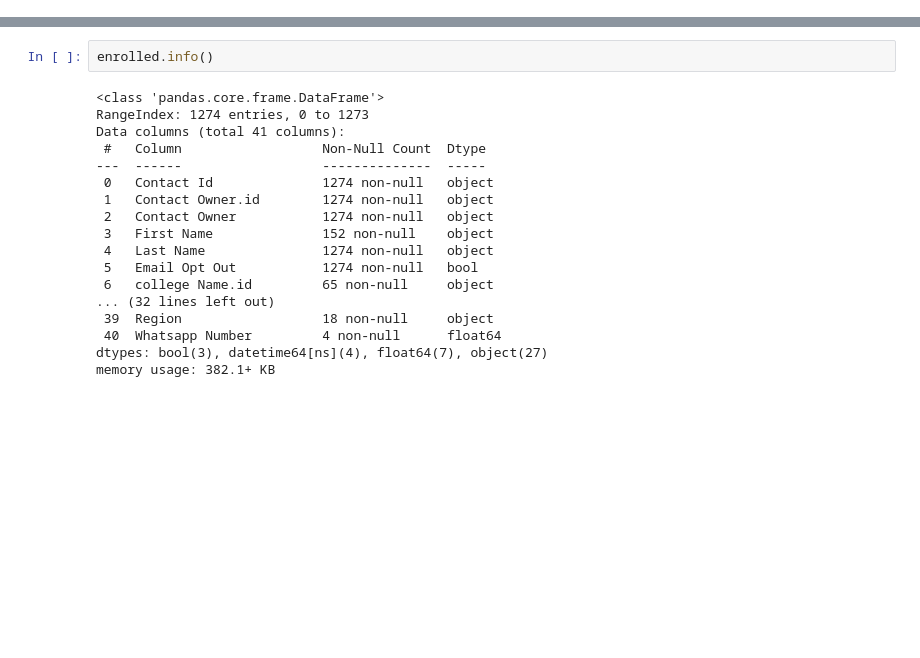
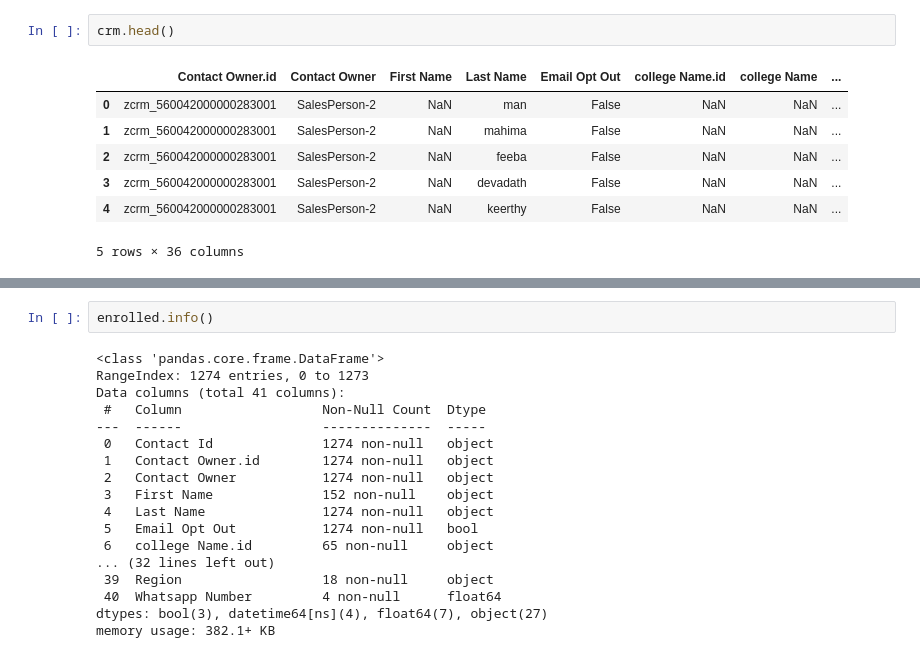
Before and after one commit to eldhosekroy/churn_prediction, a Jupyter notebook: Churn_data.ipynb, the cells around one changed output, grey strips where cells are left out. Saved outputs shown, nothing was run; the diff lists cells and outputs as text; blank space fills up the shorter version.

```diff
--- a/Churn_data.ipynb
+++ b/Churn_data.ipynb
@@ -24,0 +38,10 @@ enrolled.head(3)
+# %%
+crm.head()
+# %% [output]
+|  | Contact Owner.id | Contact Owner | First Name | Last Name | Email Opt Out | college Name.id | college Name | ... |
+| 0 | zcrm_560042000000283001 | SalesPerson-2 | NaN | man | False | NaN | NaN | ... |
+| 1 | zcrm_560042000000283001 | SalesPerson-2 | NaN | mahima | False | NaN | NaN | ... |
+| 2 | zcrm_560042000000283001 | SalesPerson-2 | NaN | feeba | False | NaN | NaN | ... |
+| 3 | zcrm_560042000000283001 | SalesPerson-2 | NaN | devadath | False | NaN | NaN | ... |
+| 4 | zcrm_560042000000283001 | SalesPerson-2 | NaN | keerthy | False | NaN | NaN | ... |
+5 rows × 36 columns
```
Also changed, not shown: parts of 44 cells of this notebook.
